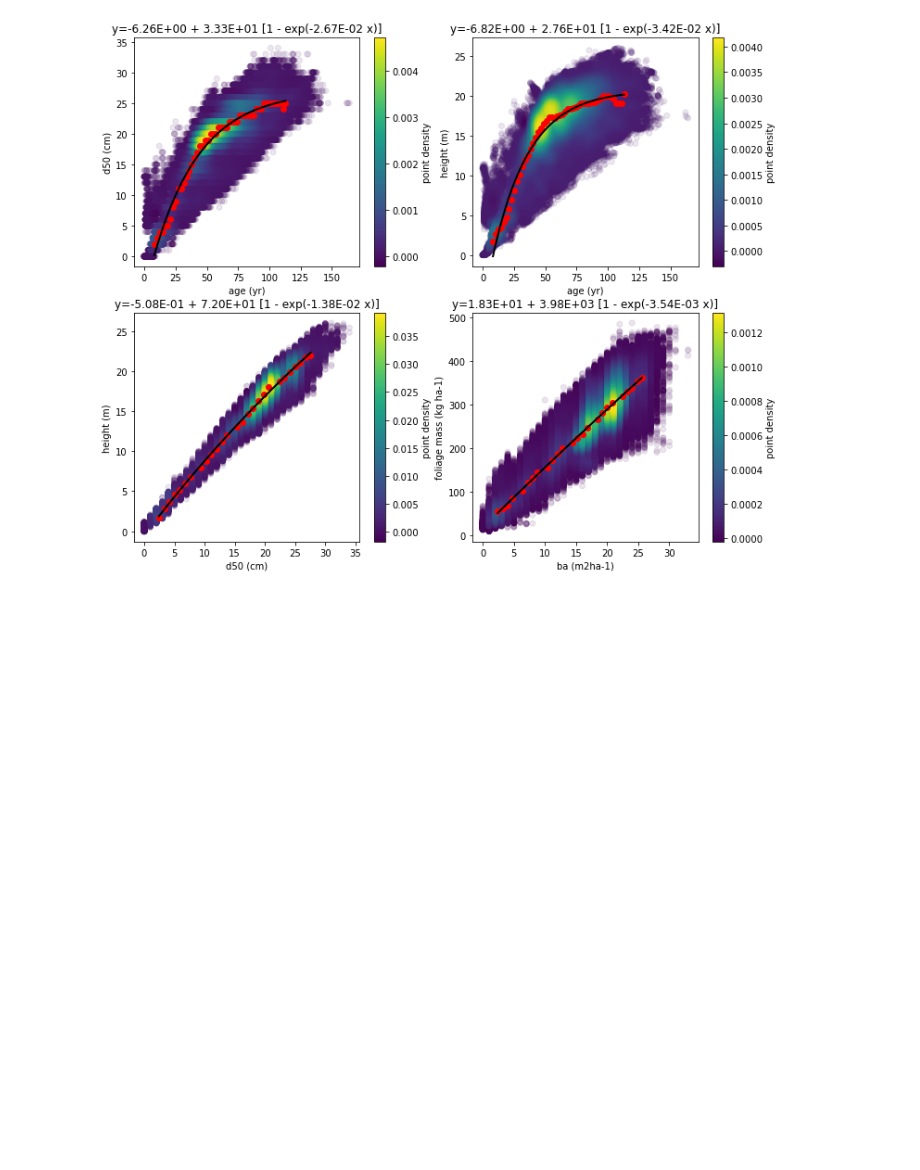
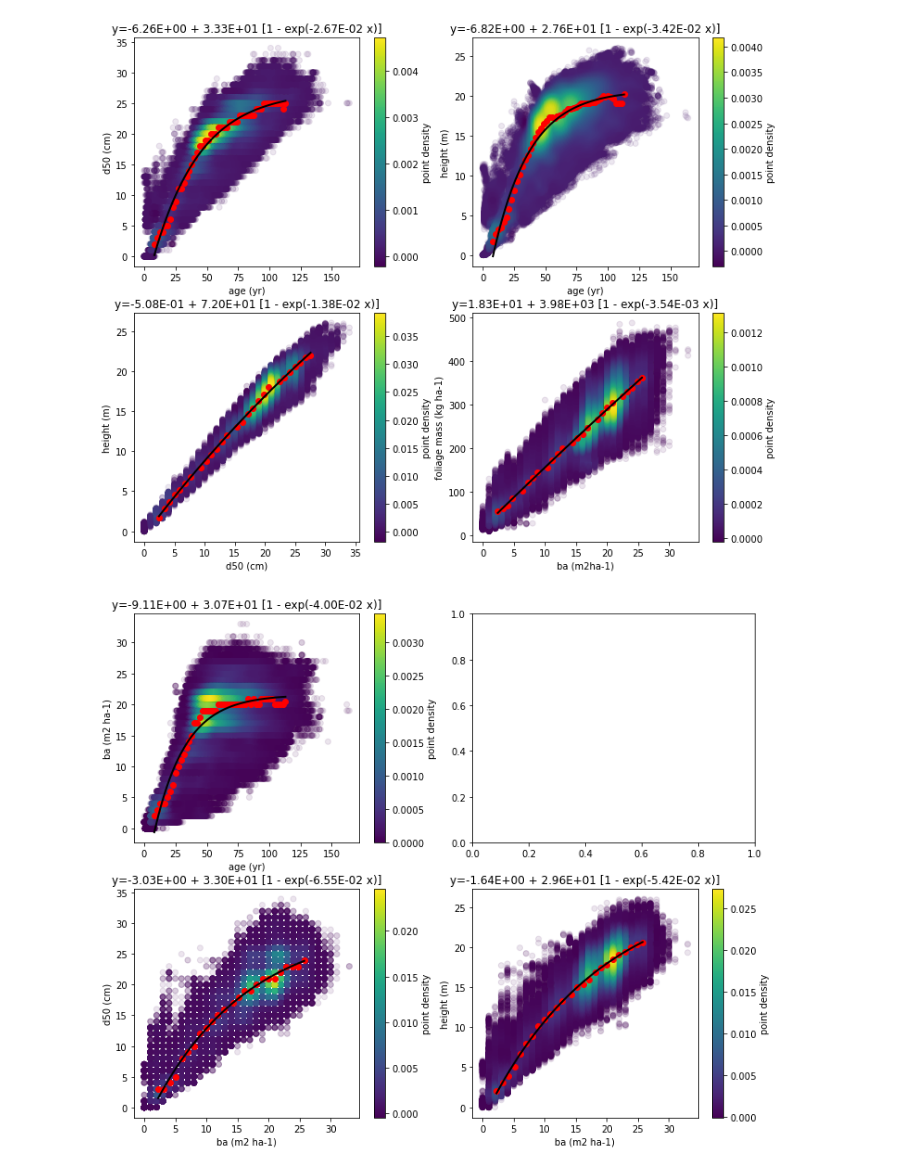
Before and after one commit to slauniainen/FireRisks, a Jupyter notebook: massage_nfi.ipynb, the cells around one changed output. Cells and saved outputs as stored; diff of their text form; code cells hidden in the pictures; blank space fills up the shorter version.

```diff
--- a/massage_nfi.ipynb
+++ b/massage_nfi.ipynb
@@ -201 +204,64 @@ fig.savefig(r'Results/mNFI_Pine_mesic_relationships.png')
+# %%
+fig, ax = plt.subplots(2,2)
+fig.set_size_inches(12, 10)
+
+# -- age -ba
+x = nfi['age']
+y = nfi['ba']
+density_scatter(x, y, ax[0,0], axis_labels=['age (yr)', 'ba (m2 ha-1)'], alpha=0.1)
+
+yb, be, bn = binned_statistic(x, y, statistic='median', bins=50,range=[np.quantile(x, [0.01, 0.99])])
+xb = 0.5*(be[0:-1] + be[1:])
+ax[0,0].plot(xb, yb, 'ro')
+
+xx = np.linspace(min(xb), max(xb), 100)
+# fit and predict
+popt, pcov = curve_fit(fun2, xb, yb, p0=np.array([0.0, 3.0, 2.5e-2]))
+yf = fun2(xx, *popt)
+ax[0,0].plot(xx, yf, 'k-', linewidth=2)
+ax[0,0].set_title('y=%.2E + %.2E [1 - exp(-%.2E x)]' % (popt[0], popt[1], popt[2]))
+
+# -- ba - d50
+
+x = nfi['ba']
+y = nfi['d50']
+density_scatter(x, y, ax[1,0], axis_labels=['ba (m2 ha-1)', 'd50 (cm)'], alpha=0.1)
+yb, be, bn = binned_statistic(x, y, statistic='median', bins=50,range=[np.quantile(x, [0.01, 0.99])])
+f = np.where((np.isfinite(yb)))
+xb = 0.5*(be[0:-1] + be[1:])
+xb = xb[f]; yb = yb[f]
+
+ax[1,0].plot(xb, yb, 'ro')
+
+# fit
+xx = np.linspace(min(xb), max(xb), 100)
+# fit and predict
+popt, pcov = curve_fit(fun2, xb, yb, p0=np.array([0.0, 3.0, 2.5e-2]))
+yf = fun2(xx, *popt)
+ax[1,0].plot(xx, yf, 'k-', linewidth=2)
+ax[1,0].set_title('y=%.2E + %.2E [1 - exp(-%.2E x)]' % (popt[0], popt[1], popt[2]))
+
+# -- ba - height
+
+x = nfi['ba']
+y = nfi['height']
+density_scatter(x, y, ax[1,1], axis_labels=['ba (m2 ha-1)', 'height (m)'], alpha=0.1)
+yb, be, bn = binned_statistic(x, y, statistic='median', bins=50,range=[np.quantile(x, [0.01, 0.99])])
+f = np.where((np.isfinite(yb)))
+xb = 0.5*(be[0:-1] + be[1:])
+xb = xb[f]; yb = yb[f]
+
+ax[1,1].plot(xb, yb, 'ro')
+
+# fit
+xx = np.linspace(min(xb), max(xb), 100)
+# fit and predict
+popt, pcov = curve_fit(fun2, xb, yb, p0=np.array([0.0, 3.0, 2.5e-2]))
+yf = fun2(xx, *popt)
+ax[1,1].plot(xx, yf, 'k-', linewidth=2)
+ax[1,1].set_title('y=%.2E + %.2E [1 - exp(-%.2E x)]' % (popt[0], popt[1], popt[2]))
+
+plt.show()
+# %% [output]
+[figure, added]
 # %% [markdown]
```
Also changed, not shown: parts of 12 cells of this notebook, 4 other files.
